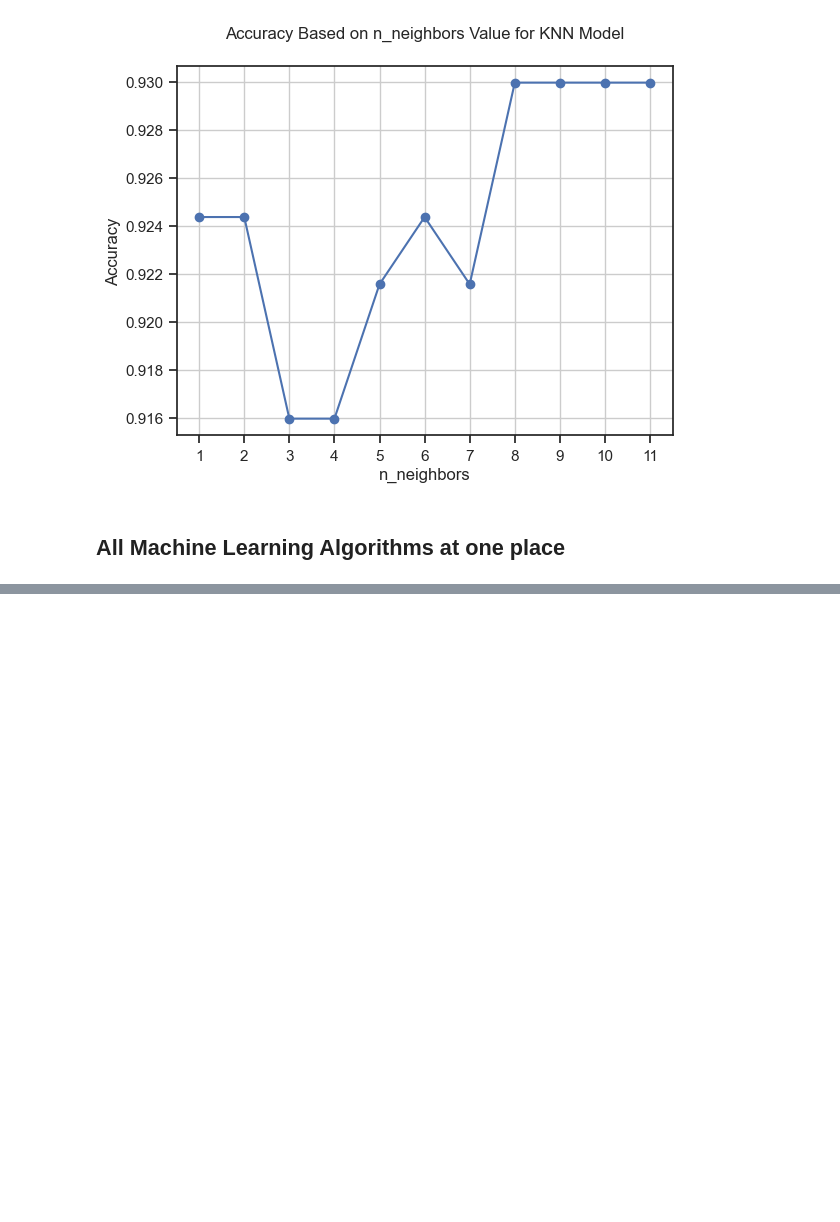
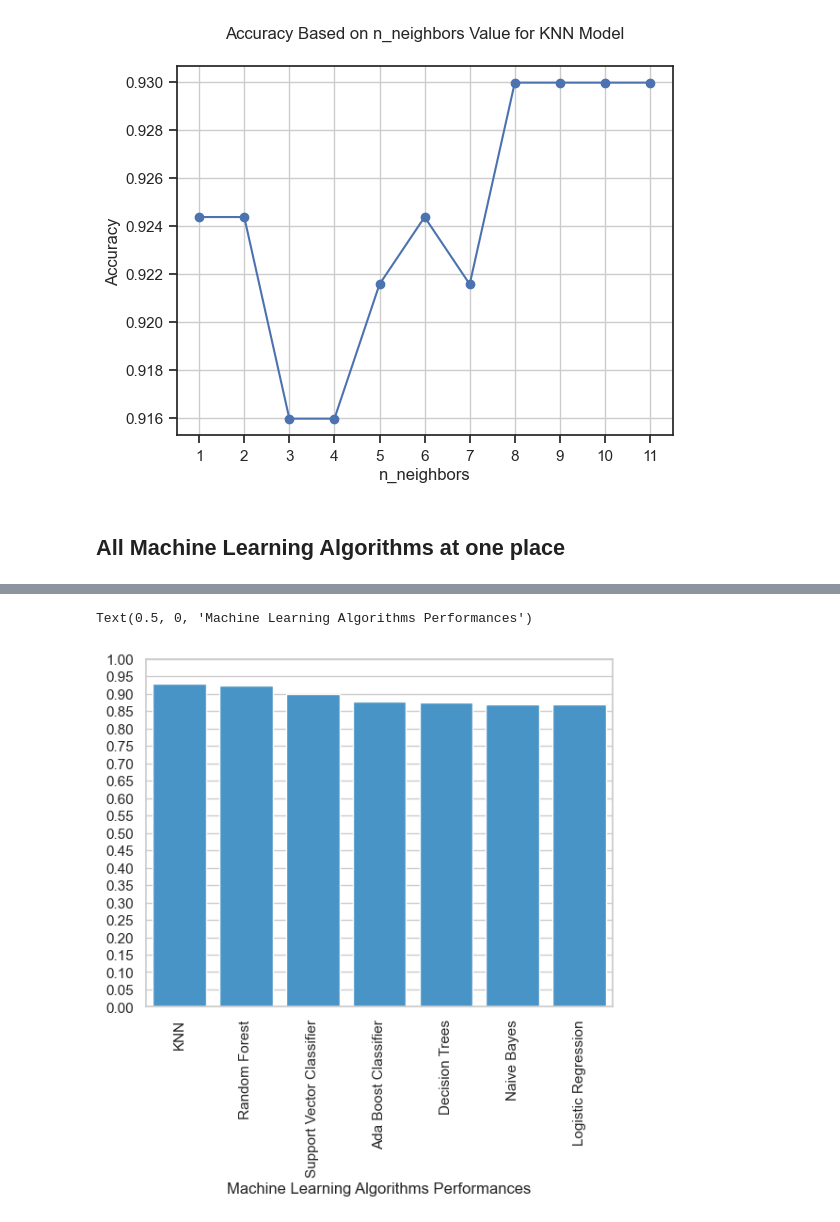
Before and after one commit to arda92a/Data-Mining-Project, a Jupyter notebook: project.ipynb, the cells around one changed output, grey strips where cells are left out. Cells and saved outputs as stored; diff of their text form; code cells hidden in the pictures; blank space fills up the shorter version.

```diff
--- a/project.ipynb
+++ b/project.ipynb
@@ -1681,0 +1682,15 @@ metrics_df.sort_values(by="Avarage",ascending=False)
+# %%
+from matplotlib.ticker import FuncFormatter
+
+index =metrics_df.sort_values(by="Avarage",ascending=False).index
+y= metrics_df.sort_values(by="Avarage",ascending=False)["Avarage"].values
+sns.barplot(data=metrics_df,x=index,y=y,color="#3498db")
+plt.xticks(rotation=90)
+plt.ylim(0, 1)
+plt.yticks([i * 0.05 for i in range(21)])
+formatter = FuncFormatter(lambda y, _: f'{y:.2f}')
+plt.gca().yaxis.set_major_formatter(formatter)
+plt.xlabel("Machine Learning Algorithms Performances")
+# %% [output]
+Text(0.5, 0, 'Machine Learning Algorithms Performances')
+[figure, added]
```
Also changed, not shown: parts of 23 cells of this notebook, 1 other file.
